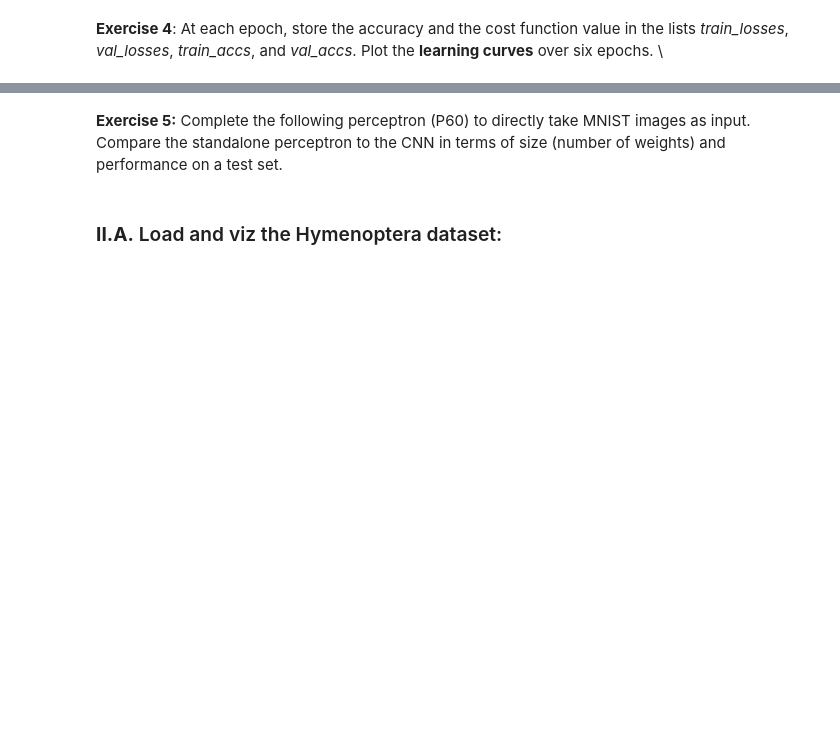
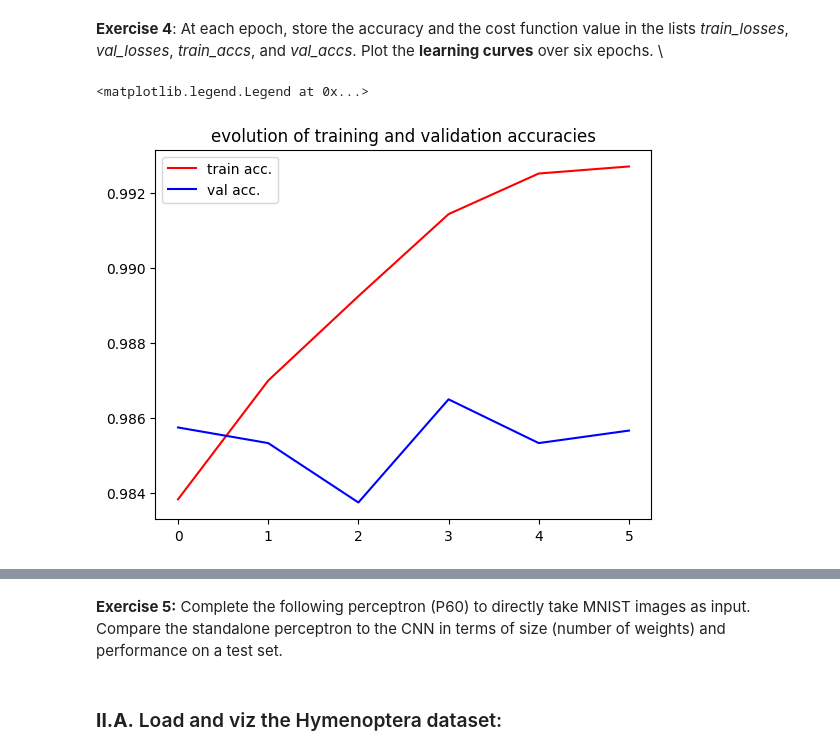
Before and after one commit to remi421/ML_S5_etudiants, a Jupyter notebook: practicals/P3/P3_instructions.ipynb, the cells around one changed output, grey strips where cells are left out. Saved outputs shown, nothing was run; the diff lists cells and outputs as text; code cells hidden in the pictures; blank space fills up the shorter version.

```diff
--- a/practicals/P3/P3_instructions.ipynb
+++ b/practicals/P3/P3_instructions.ipynb
@@ -97,7 +132,7 @@ Now, we will define a vanilla CNN with two convolution layers.
 **Exercise 2:**  Determine *N* in such a way that the network can accept MNIST images as input.
 How outputs will be interpreted after the training ?
 # %%
-# N = ...
+N = 490  # 7*7 * 10 canaux
 
 class CNN(nn.Module):
 
@@ -109,11 +144,11 @@ class CNN(nn.Module):
         self.fc2 = nn.Linear(50, 10)
 
     def forward(self, x):
-        x = F.relu(F.max_pool2d(self.conv1(x), 2))
-        x = F.relu(F.max_pool2d(self.conv2(x), 2))
+        x = F.relu(F.max_pool2d(self.conv1(x), 2)) #image 28*28 -> 14*14 a cause du max_pool2d
+        x = F.relu(F.max_pool2d(self.conv2(x), 2)) #14*14 -> 7*7 pour la même raison
 
         # convert an image to a 1D torch.tensor:
-        x = x.view(-1, N)
+        x = x.view(-1, N)  #on aplatit
         x = F.relu(self.fc1(x))
         x = F.dropout(x, training=self.training)
         x = self.fc2(x)
@@ -169,8 +204,8 @@ for epoch in range(num_epochs):
         running_corrects_train += torch.sum(preds == label.data)
 
     # Calculate training scores (todo):
-    epoch_loss_train = ...
-    epoch_acc_train = ...
+    epoch_loss_train = running_loss_train / train_size
+    epoch_acc_train = running_corrects_train.float() / train_size
 
     print(f'Train Loss: {epoch_loss_train:.4f} Acc: {epoch_acc_train:.4f}')
 
@@ -189,8 +224,8 @@ for epoch in range(num_epochs):
             running_corrects_val += torch.sum(preds == label.data)
 
     # Calculate validation scores (todo):
-    epoch_loss_val = ...
-    epoch_acc_val = ...
+    epoch_loss_val = running_loss_val / val_size
+    epoch_acc_val = running_corrects_val.float() / val_size
 
     print(f'Validation Loss: {epoch_loss_val:.4f} Acc: {epoch_acc_val:.4f}')
 
@@ -285,10 +347,13 @@ Plot the **learning curves** over six epochs. \\
 # %%
 fig, ax = plt.subplots()
 plt.title('evolution of training and validation accuracies')
 
-ax.plot( ... , color = 'r')
-ax.plot( ... , color = 'b')
+ax.plot( train_accs , color = 'r')
+ax.plot( val_accs , color = 'b')
 ax.legend(['train acc.', 'val acc.'])
+# %% [output]
+<matplotlib.legend.Legend at 0x...>
+[figure, added]
 # %%
 fig2, ax2 = plt.subplots()
 plt.title('loss = f(epoch)')
```
Also changed, not shown: parts of 14 cells of this notebook.
